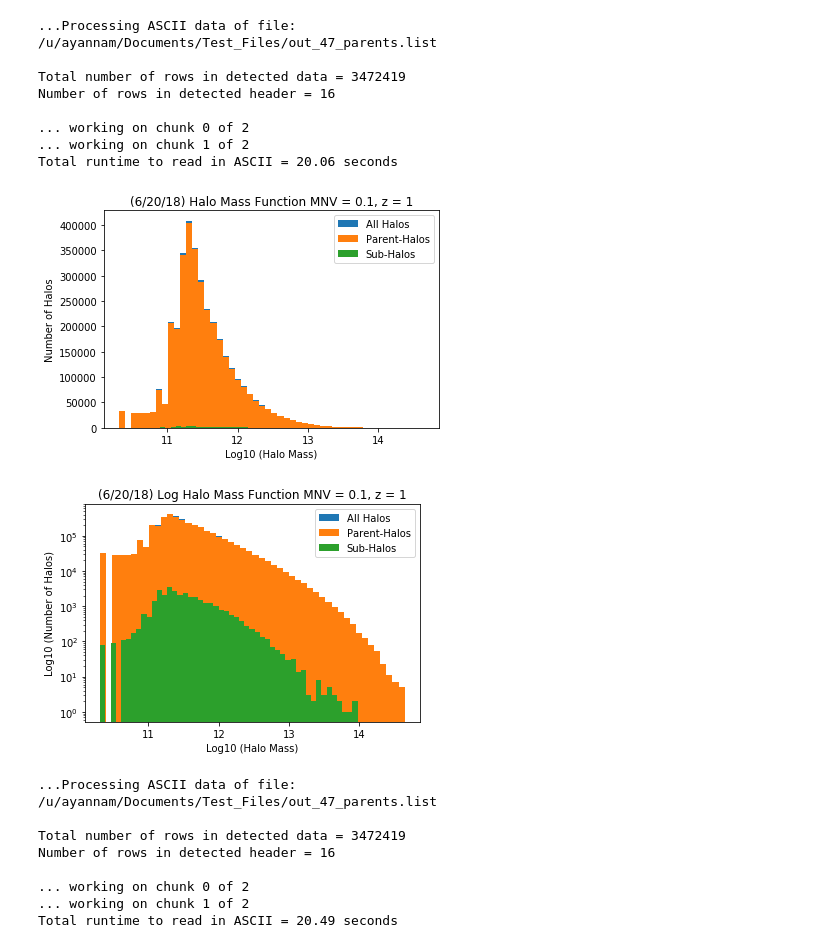
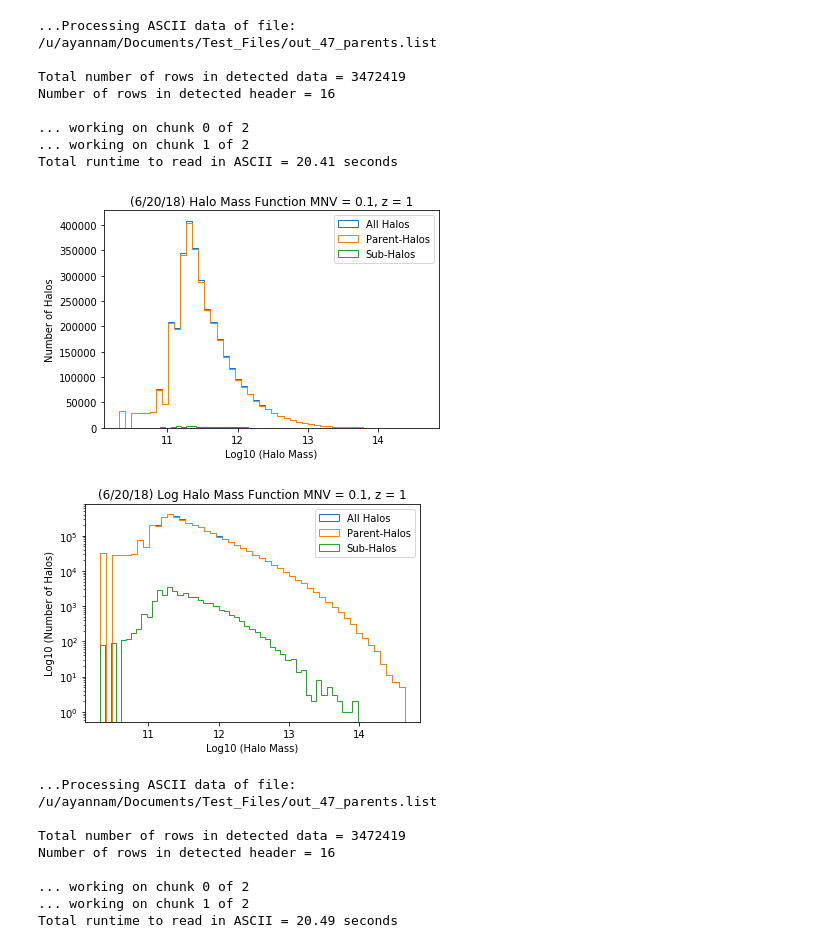
Before and after one commit to may32098/ASTROUSRP_halos_with_neutrinos, a Jupyter notebook: halo_cat_process.ipynb, the cells around one changed output. Drawn from its saved outputs; the diff is of its cells as text; code cells hidden in the pictures.

```diff
--- a/halo_cat_process.ipynb
+++ b/halo_cat_process.ipynb
@@ -55,42 +55,42 @@ def plot_halo_mass(cat_filename):
 
 
    parents_mask = PID_arr == -1 # boolean array with True for parent halos and False for subhalos
    subhalo_mask = PID_arr != -1 # boolean array with True for subhalos and False for parent halos
 
-   plt.hist(mass_arr, bins = 50, label = "All Halos") # plots mass function of all of the halos
-   plt.hist(mass_arr[parents_mask], bins = 50, label = "Parent-Halos") # plots the mass function of the parent halos
-   plt.hist(mass_arr[subhalo_mask], bins = 50, label = "Sub-Halos") # plots the mass function of the subhalos
+   plt.hist(mass_arr, bins = 50, label = "All Halos", histtype = "step") # plots mass function of all of the halos
+   plt.hist(mass_arr[parents_mask], bins = 50, label = "Parent-Halos", histtype = "step") # plots the mass function of the parent halos
+   plt.hist(mass_arr[subhalo_mask], bins = 50, label = "Sub-Halos", histtype = "step") # plots the mass function of the subhalos
 
    plt.title("(6/20/18) Halo Mass Function MNV = 0.1, z = 1")
    plt.xlabel("Log10 (Halo Mass)")
    plt.ylabel("Number of Halos")
    plt.legend()
    plt.show()
 
-   plt.hist(mass_arr, bins = 50, label = "All Halos") # plots mass function of all of the halos
-   plt.hist(mass_arr[parents_mask], bins = 50, label = "Parent-Halos") # plots the mass function of the parent halos
-   plt.hist(mass_arr[subhalo_mask], bins = 50, label = "Sub-Halos") # plots the mass function of the subhalos
+   plt.hist(mass_arr, bins = 50, label = "All Halos", histtype = "step") # plots mass function of all of the halos
+   plt.hist(mass_arr[parents_mask], bins = 50, label = "Parent-Halos", histtype = "step") # plots the mass function of the parent halos
+   plt.hist(mass_arr[subhalo_mask], bins = 50, label = "Sub-Halos", histtype = "step") # plots the mass function of the subhalos
 
    plt.title("(6/20/18) Log Halo Mass Function MNV = 0.1, z = 1")
    plt.xlabel("Log10 (Halo Mass)")
    plt.ylabel("Log10 (Number of Halos)")
    plt.yscale('log')
    plt.legend()
    plt.show()
 
 plot_halo_mass("/u/ayannam/Documents/Test_Files/out_47_parents.list")
 # %% [output]
 ...Processing ASCII data of file:
 /u/ayannam/Documents/Test_Files/out_47_parents.list
 
 Total number of rows in detected data = 3472419
 Number of rows in detected header = 16
 
 ... working on chunk 0 of 2
 ... working on chunk 1 of 2
-Total runtime to read in ASCII = 20.06 seconds
+Total runtime to read in ASCII = 20.41 seconds
-[figure, old version]
+[figure, new version]
-[figure, old version]
+[figure, new version]
 # %%
 def get_positions(cat_filename):
     # returns a matrix of halo positions with individual halos being rows and x, y, z positions being columns
```
